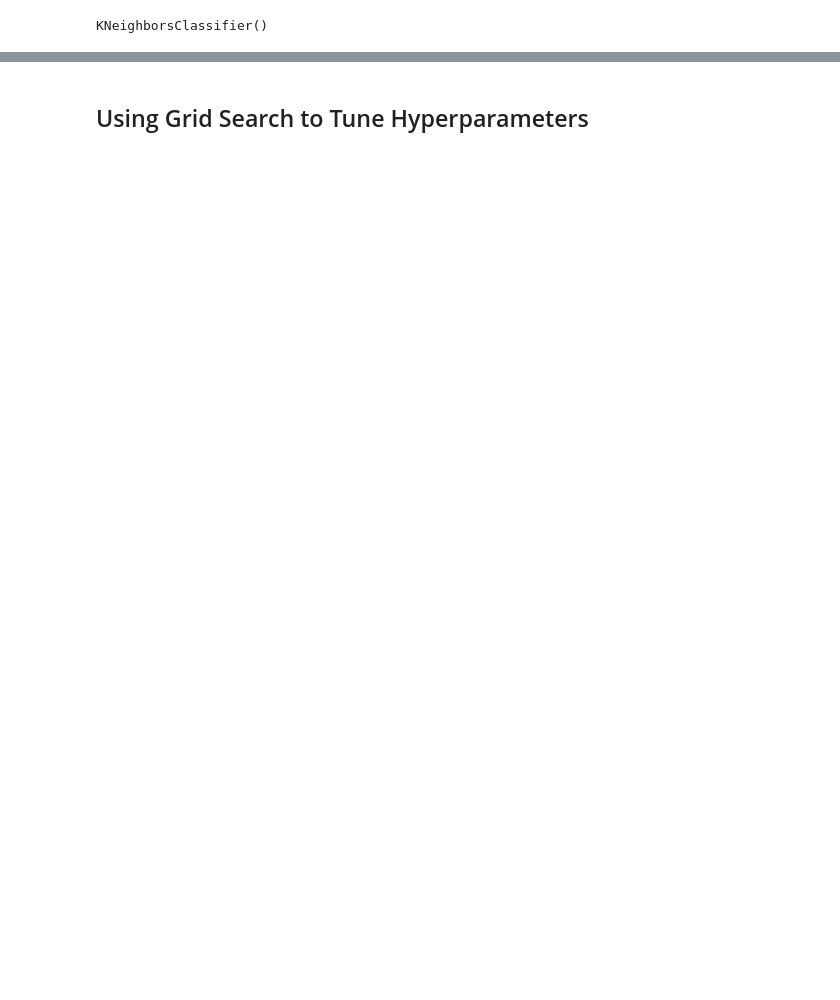
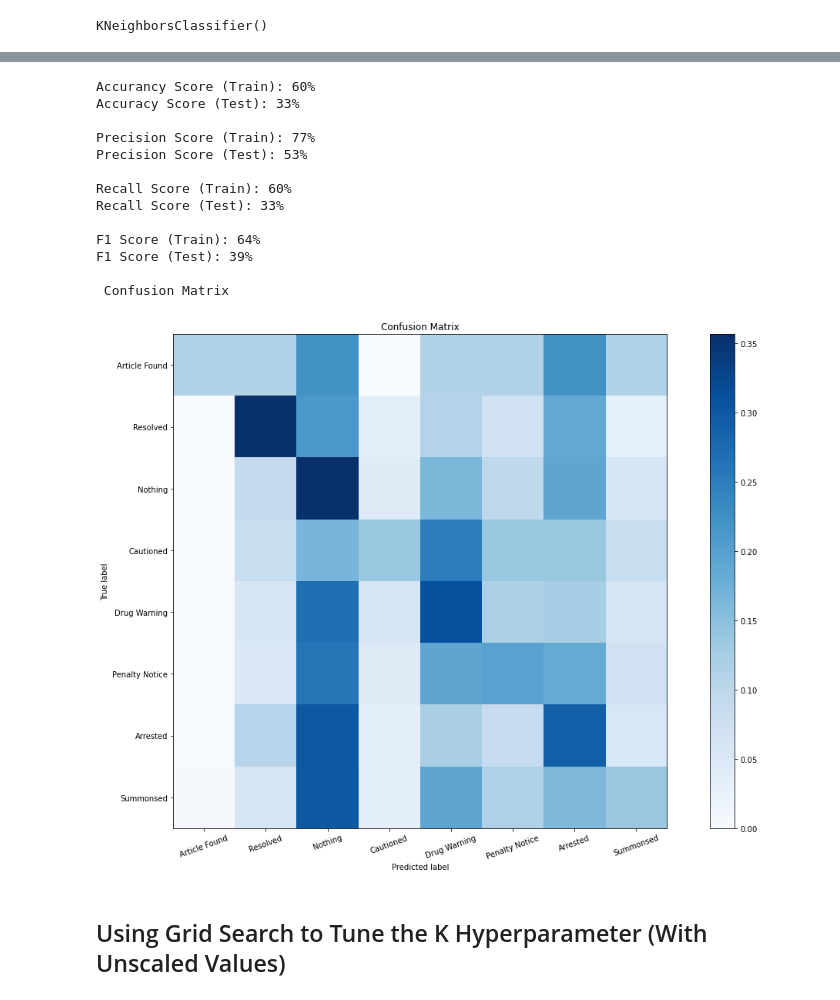
Before and after one commit to MQumairi/intro_to_ai_coursework, a Jupyter notebook: src/K Nearest Neighbor.ipynb, the cells around one changed output, grey strips where cells are left out. Saved outputs shown, nothing was run; the diff lists cells and outputs as text; code cells hidden in the pictures; blank space fills up the shorter version.

Commit message:
K Nearest Neighbors Done

```diff
--- a/src/K Nearest Neighbor.ipynb
+++ b/src/K Nearest Neighbor.ipynb
@@ -524,0 +548,3 @@ KNeighborsClassifier()
+# %%
+X_smote5, y_smote5 = usm.smote_data(X_train_scaled, y_train_scaled)
+usm.display_frequencies(y_smote5)
@@ -524,0 +562,3 @@ KNeighborsClassifier()
+# %%
+knn_scaled_smote = KNeighborsClassifier()
+knn_scaled_smote.fit(X_smote5, y_smote5)
@@ -524,0 +588,10 @@ KNeighborsClassifier()
+# %%
+search = {
+    "n_neighbors":[5, 7, 9, 11, 13, 15, 17, 19]
+}
+
+knn_grid_search = GridSearchCV(KNeighborsClassifier(), search, verbose=1, cv=3, scoring="precision_weighted", n_jobs=-1)
+# %%
+%%time
+
+knn_grid_search_results = knn_grid_search.fit(X_smote5, y_smote5)
@@ -525,2 +605,19 @@ KNeighborsClassifier()
+# %%
+evaluate(model=knn_grid_search_results.best_estimator_, X_train=X_train_scaled, y_train=y_train_scaled, X_test=X_test_scaled, y_test=y_test_scaled, average="weighted")
+# %% [output]
+Accurancy Score (Train): 60%
+Accuracy Score (Test): 33%
+
+Precision Score (Train): 77%
+Precision Score (Test): 53%
+
+Recall Score (Train): 60%
+Recall Score (Test): 33%
+
+F1 Score (Train): 64%
+F1 Score (Test): 39%
+
+ Confusion Matrix
+[figure, added]
 # %% [markdown]
-## Using Grid Search to Tune Hyperparameters
+## Using Grid Search to Tune the K Hyperparameter (With Unscaled Values)
```
Also changed, not shown: parts of 32 cells of this notebook, 2 other files.
